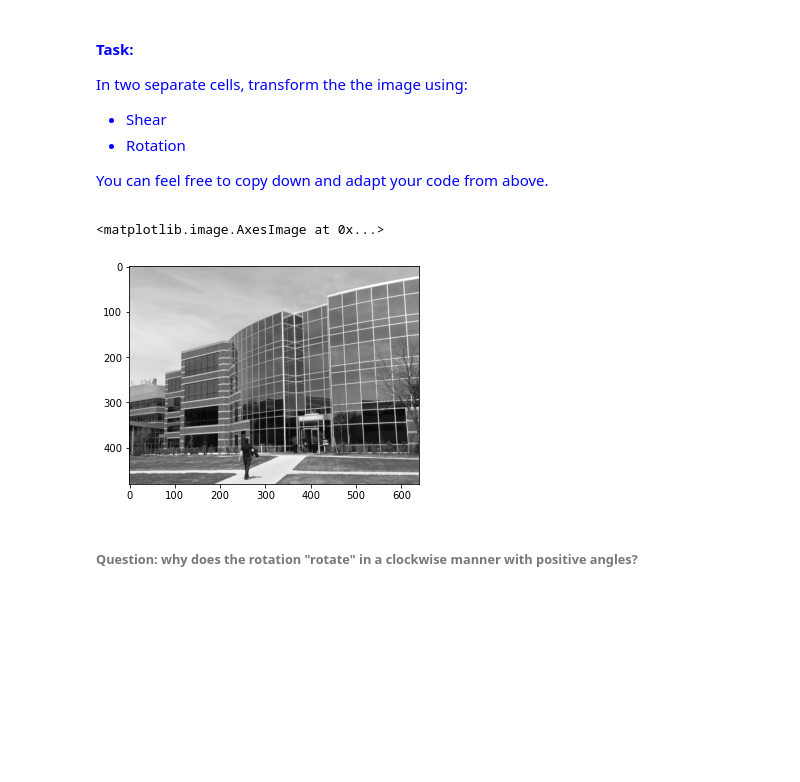
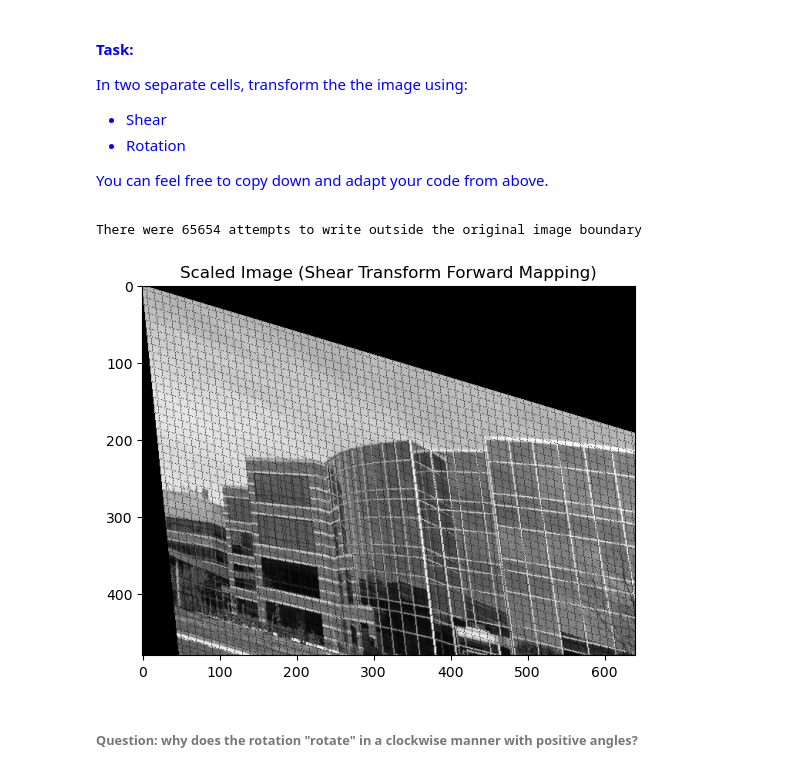
Before and after one commit to JamesBishop1973-coder/JamesB_CE5002_geom_vis, a Jupyter notebook: ETV1/Assignment1a_2D_Transforms_9117504_JB.ipynb, the cells around one changed output. Saved outputs shown, nothing was run; the diff lists cells and outputs as text; code cells hidden in the pictures; blank space fills up the shorter version.

Commit message:
Corrected errors in scale transform back mapping and added shear transform forward mapping

```diff
--- a/ETV1/Assignment1a_2D_Transforms_9117504_JB.ipynb
+++ b/ETV1/Assignment1a_2D_Transforms_9117504_JB.ipynb
@@ -315,9 +312,62 @@ You can feel free to copy down and adapt your code from above.
 # %%
 ##################
 # Your code here
+
+#-----------------Shear Transform - forward mapping---------------------------#
+
+
+# Create variables to store the scaling factors for the transformation matrix.
+# These can be changed to experiment with different shapes and sizes of images.
+a=0.1
+b=0.3
+
+# Create a new empty image of the size of the original
+img_new = np.zeros(img.shape)
+#print(img_new)
+
+
+# Create the transform matrix
+T_s = np.array([[1,a],
+             [b,1]])  # Your code here: Create the appropriate matrix
+
+
+# --- Image Transformation (Forward Mapping) ---
+# This section of code is for the forward mapping task described in the notebook.
+
+bound_err_cnt_sh=0 #Shear boundary error count - the number of attempts to write
+                  # transformed points outside original image boundary
+
+for y in range(img.shape[0]):  # iterate each row in the image
+     for x in range(img.shape[1]):  # iterate each column
+         pt = np.array([x,y])
+         pt_t_fl = T_s @ pt # the transformed point might not be an integer, '_fl' denotes 'float'
+                          # '_t' denotes 'transformed'
+
+        # Perform rounding to nearest integer
+        # This also performs nearest neighbours interpolation
+         x_r = np.rint(pt_t_fl[0])
+         y_r = np.rint(pt_t_fl[1])
+
+         # Now cast the rounded figure to the integer type
+         x_t = x_r.astype(int)
+         y_t = y_r.astype(int)
+
+         # check that the transformed point is within the image bounds of the
+         # original image
+         if 0 <= y_t < img.shape[0] and 0 <= x_t < img.shape[1]:
+             # Copy the pixel value from the original image to the new image
+             img_new[y_t, x_t] = img[y, x]
+         else:
+            bound_err_cnt_sh += 1
+print(f"There were {bound_err_cnt_sh} attempts to write outside the original image boundary")
+
+ # Display the new image
+plt.imshow(img_new, cmap='gray')
+plt.title('Scaled Image (Shear Transform Forward Mapping)')
+plt.show()
 # %% [output]
-<matplotlib.image.AxesImage at 0x...>
+There were 65654 attempts to write outside the original image boundary
-[figure, old version]
+[figure, new version]
 # %%
 ##################
 # Your code here
```
Also changed, not shown: parts of 1 cell of this notebook.
